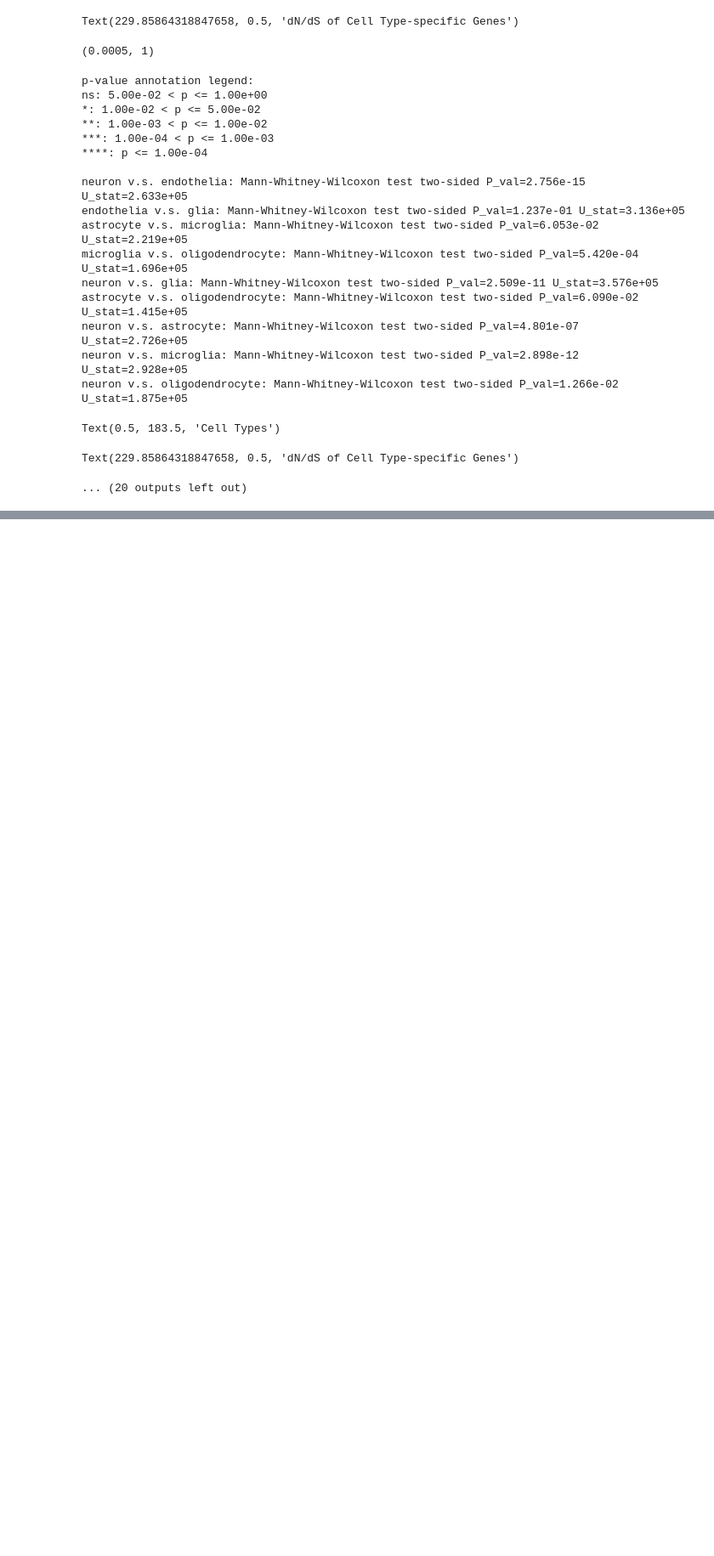
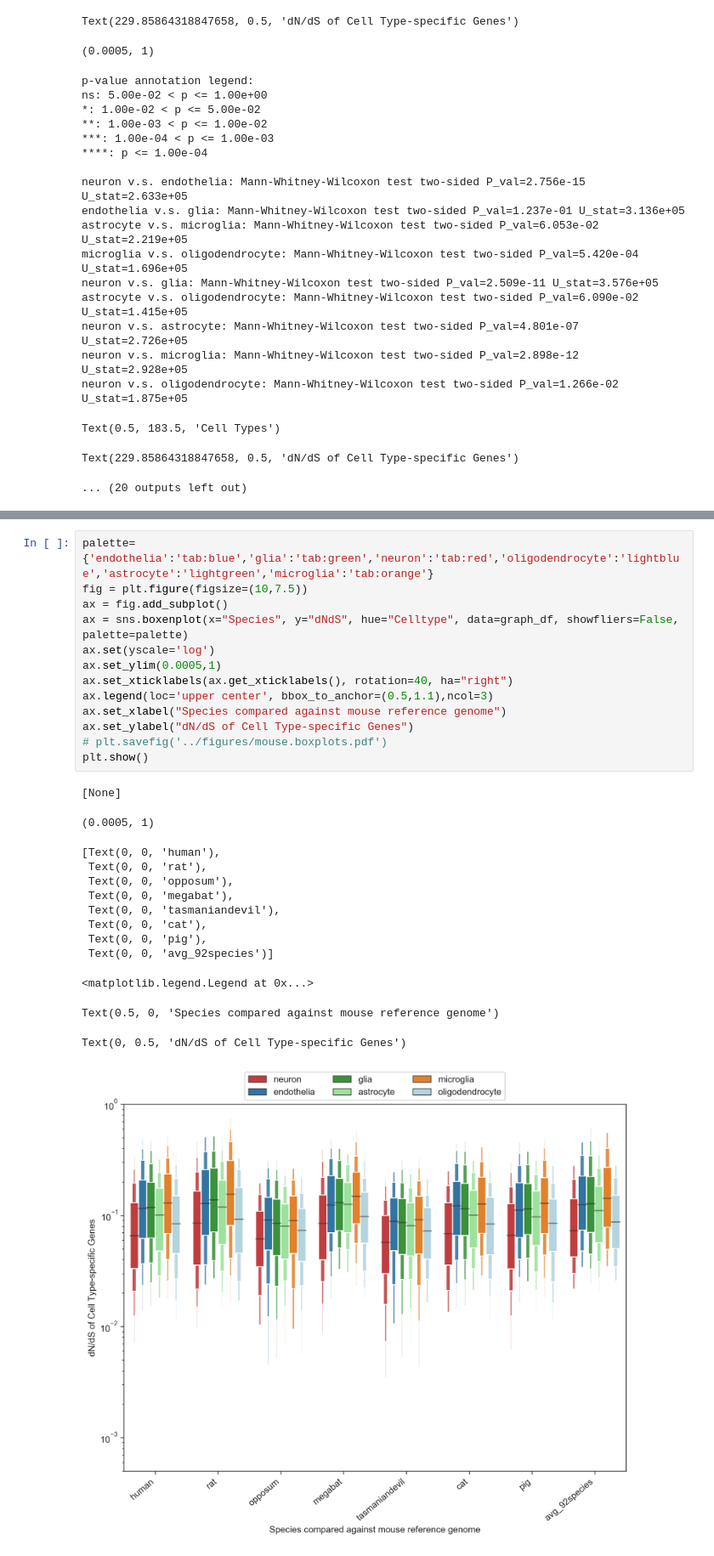
Before and after one commit to VeritatemAmo/neuron-glia-dNdS, a Jupyter notebook: jupyter_notebooks/mouse.stats_and_figures.ipynb, the cells around one changed output, grey strips where cells are left out. Shown at 85% size. Cells and saved outputs as stored; diff of their text form; blank space fills up the shorter version.

```diff
--- a/jupyter_notebooks/mouse.stats_and_figures.ipynb
+++ b/jupyter_notebooks/mouse.stats_and_figures.ipynb
@@ -251,0 +455,28 @@ Text(0, 0.5, 'dN/dS of Cell Type-specific Genes')
+# %%
+palette={'endothelia':'tab:blue','glia':'tab:green','neuron':'tab:red','oligodendrocyte':'lightblue','astrocyte':'lightgreen','microglia':'tab:orange'}
+fig = plt.figure(figsize=(10,7.5))
+ax = fig.add_subplot()
+ax = sns.boxenplot(x="Species", y="dNdS", hue="Celltype", data=graph_df, showfliers=False, palette=palette)
+ax.set(yscale='log')
+ax.set_ylim(0.0005,1)
+ax.set_xticklabels(ax.get_xticklabels(), rotation=40, ha="right")
+ax.legend(loc='upper center', bbox_to_anchor=(0.5,1.1),ncol=3)
+ax.set_xlabel("Species compared against mouse reference genome")
+ax.set_ylabel("dN/dS of Cell Type-specific Genes")
+# plt.savefig('../figures/mouse.boxplots.pdf')
+plt.show()
+# %% [output]
+[None]
+(0.0005, 1)
+[Text(0, 0, 'human'),
+ Text(0, 0, 'rat'),
+ Text(0, 0, 'opposum'),
+ Text(0, 0, 'megabat'),
+ Text(0, 0, 'tasmaniandevil'),
+ Text(0, 0, 'cat'),
+ Text(0, 0, 'pig'),
+ Text(0, 0, 'avg_92species')]
+<matplotlib.legend.Legend at 0x...>
+Text(0.5, 0, 'Species compared against mouse reference genome')
+Text(0, 0.5, 'dN/dS of Cell Type-specific Genes')
+[figure, added]
```
Also changed, not shown: parts of 22 cells of this notebook, 4 other files.
